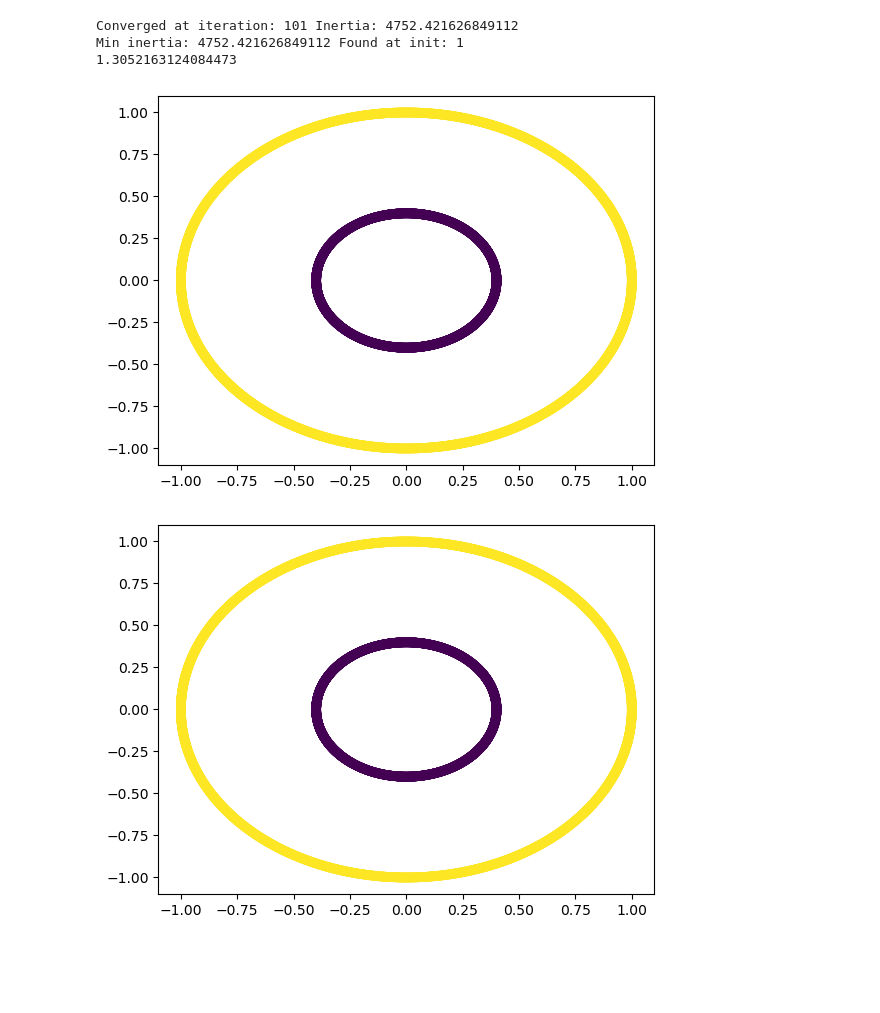
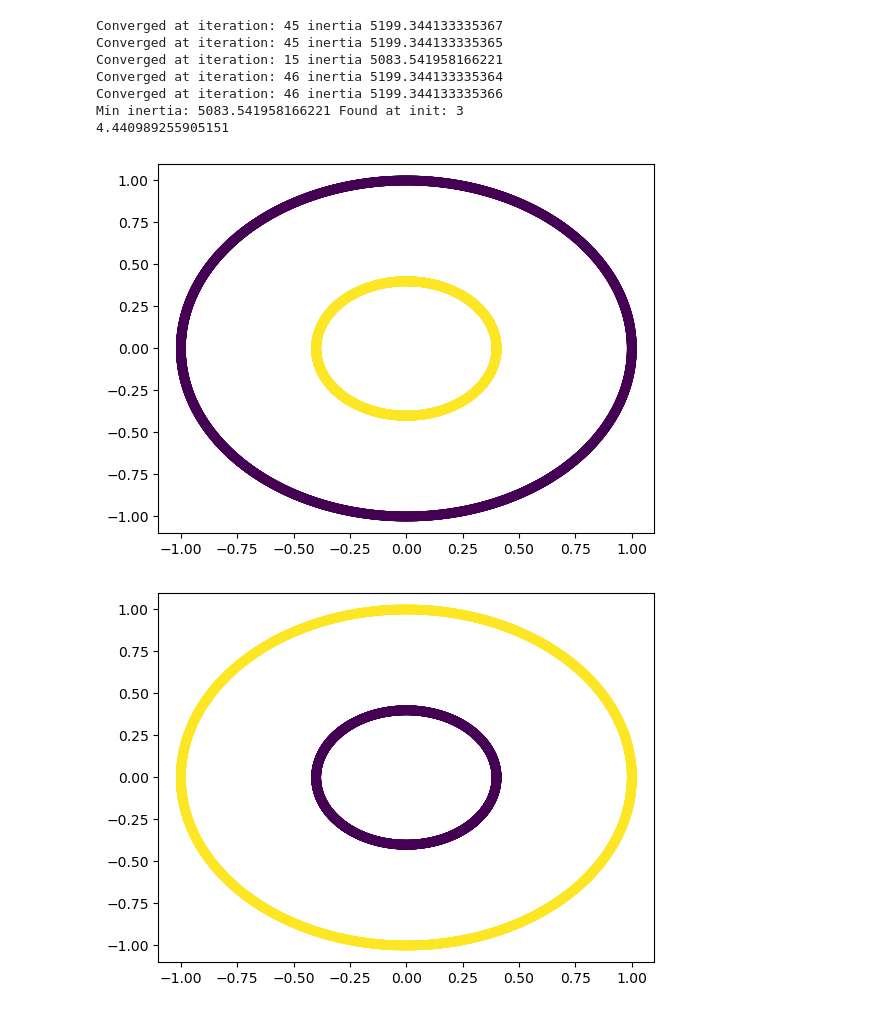
Before and after one commit to bauxn/kernel-kmeans, a Jupyter notebook: demo.ipynb, the cells around one changed output. Cells and saved outputs as stored; diff of their text form; code cells hidden in the pictures; blank space fills up the shorter version.

```diff
--- a/demo.ipynb
+++ b/demo.ipynb
@@ -178,18 +212,22 @@ Min inertia: 36629.973953474095 Found at init: 1
 # %%
-x, l = make_circles(5000, factor = 0.4, random_state=0)
+x, l = make_circles(7000, factor = 0.4, random_state=0)
 # %%
-kkm = KKMeans(n_clusters = 2, verbose = True, init = "kmeans++", kernel = "rbf", seed = 0, tol = 1e-4, variance=0.1)
+kkm = KKMeans(n_clusters = 2, verbose = True, init = "kmeans++", kernel = "rbf", seed = 0, tol = 1e-4, variance=0.5, n_init = 5)
 # %%
-import time as t
-start = t.time()
+start = time()
 kkm.fit(x)
-print(t.time() - start)
+end = time()
+print(end - start)
 visualize(x, kkm.labels)
 # %% [output]
-Converged at iteration: 101 Inertia: 4752.421626849112
-Min inertia: 4752.421626849112 Found at init: 1
-1.3052163124084473
+Converged at iteration: 45 inertia 5199.344133335367
+Converged at iteration: 45 inertia 5199.344133335365
+Converged at iteration: 15 inertia 5083.541958166221
+Converged at iteration: 46 inertia 5199.344133335364
+Converged at iteration: 46 inertia 5199.344133335366
+Min inertia: 5083.541958166221 Found at init: 3
+4.440989255905151
-[figure, old version]
+[figure, new version]
 # %%
 visualize(x, kkm.predict(x))
 # %% [output]
```
Also changed, not shown: parts of 6 cells of this notebook, 4 other files.
